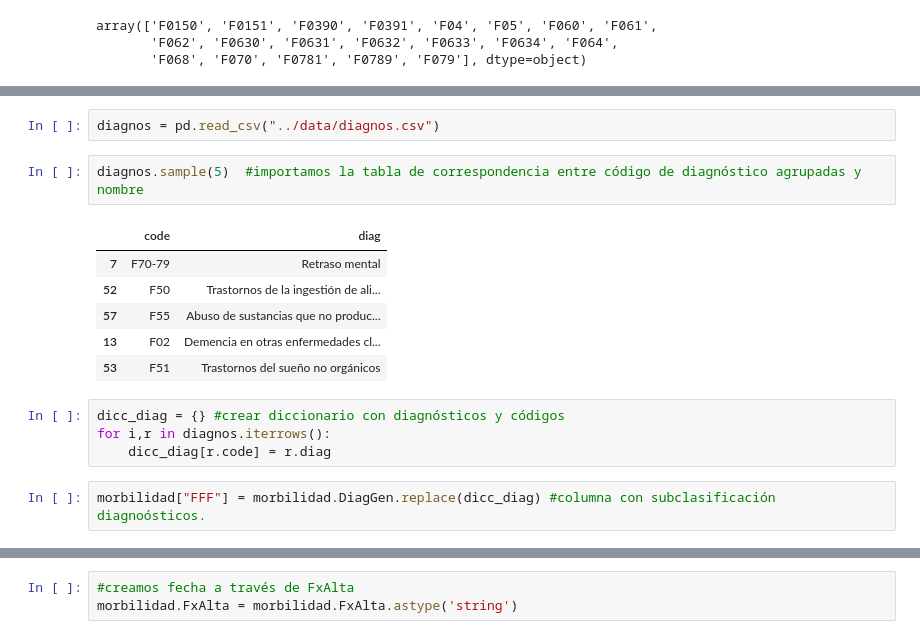
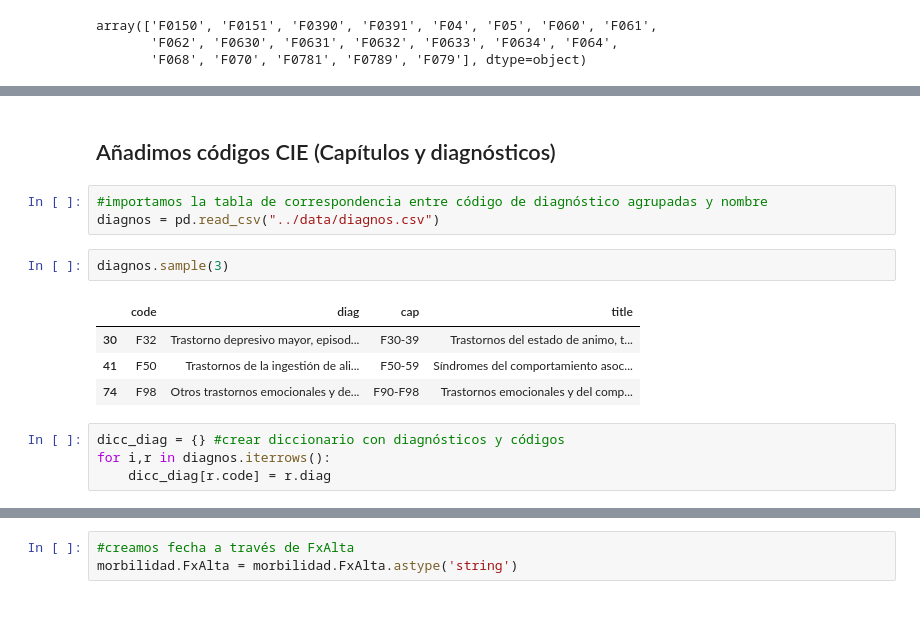
Before and after one commit to emarfer/healthy_mental_health, a Jupyter notebook: notebooks/02_morbilidad_hospitalaria_16_19.ipynb, the cells around one changed output, grey strips where cells are left out. Drawn from its saved outputs; the diff is of its cells as text; blank space fills up the shorter version.

```diff
--- a/notebooks/02_morbilidad_hospitalaria_16_19.ipynb
+++ b/notebooks/02_morbilidad_hospitalaria_16_19.ipynb
@@ -57,20 +48,19 @@ array(['F01', 'F03', 'F04', 'F05', 'F06', 'F07', 'F09', 'F10', 'F11',
        'F63', 'F64', 'F65', 'F66', 'F68', 'F69', 'F70', 'F71', 'F72',
        'F73', 'F78', 'F79', 'F80', 'F81', 'F82', 'F84', 'F88', 'F89',
        'F90', 'F91', 'F93', 'F94', 'F95', 'F98', 'F99'], dtype=object)
-# %%
-diagnos = pd.read_csv("../data/diagnos.csv")
+# %% [markdown]
+## Añadimos códigos CIE (Capítulos y diagnósticos)
 # %%
-diagnos.sample(5)  #importamos la tabla de correspondencia entre código de diagnóstico agrupadas y nombre
+#importamos la tabla de correspondencia entre código de diagnóstico agrupadas y nombre
+diagnos = pd.read_csv("../data/diagnos.csv")
-# %% [output]
-|  | code | diag |
-| 7 | F70-79 | Retraso mental |
-| 52 | F50 | Trastornos de la ingestión de ali... |
-| 57 | F55 | Abuso de sustancias que no produc... |
-| 13 | F02 | Demencia en otras enfermedades cl... |
-| 53 | F51 | Trastornos del sueño no orgánicos |
+# %%
+diagnos.sample(3)
+# %% [output]
+|  | code | diag | cap | title |
+| 30 | F32 | Trastorno depresivo mayor, episod... | F30-39 | Trastornos del estado de animo, t... |
+| 41 | F50 | Trastornos de la ingestión de ali... | F50-59 | Síndromes del comportamiento asoc... |
+| 74 | F98 | Otros trastornos emocionales y de... | F90-F98 | Trastornos emocionales y del comp... |
 # %%
 dicc_diag = {} #crear diccionario con diagnósticos y códigos
 for i,r in diagnos.iterrows():
     dicc_diag[r.code] = r.diag
-# %%
-morbilidad["FFF"] = morbilidad.DiagGen.replace(dicc_diag) #columna con subclasificación diagnoósticos.
```
Also changed, not shown: parts of 36 cells of this notebook, 44 other files.
